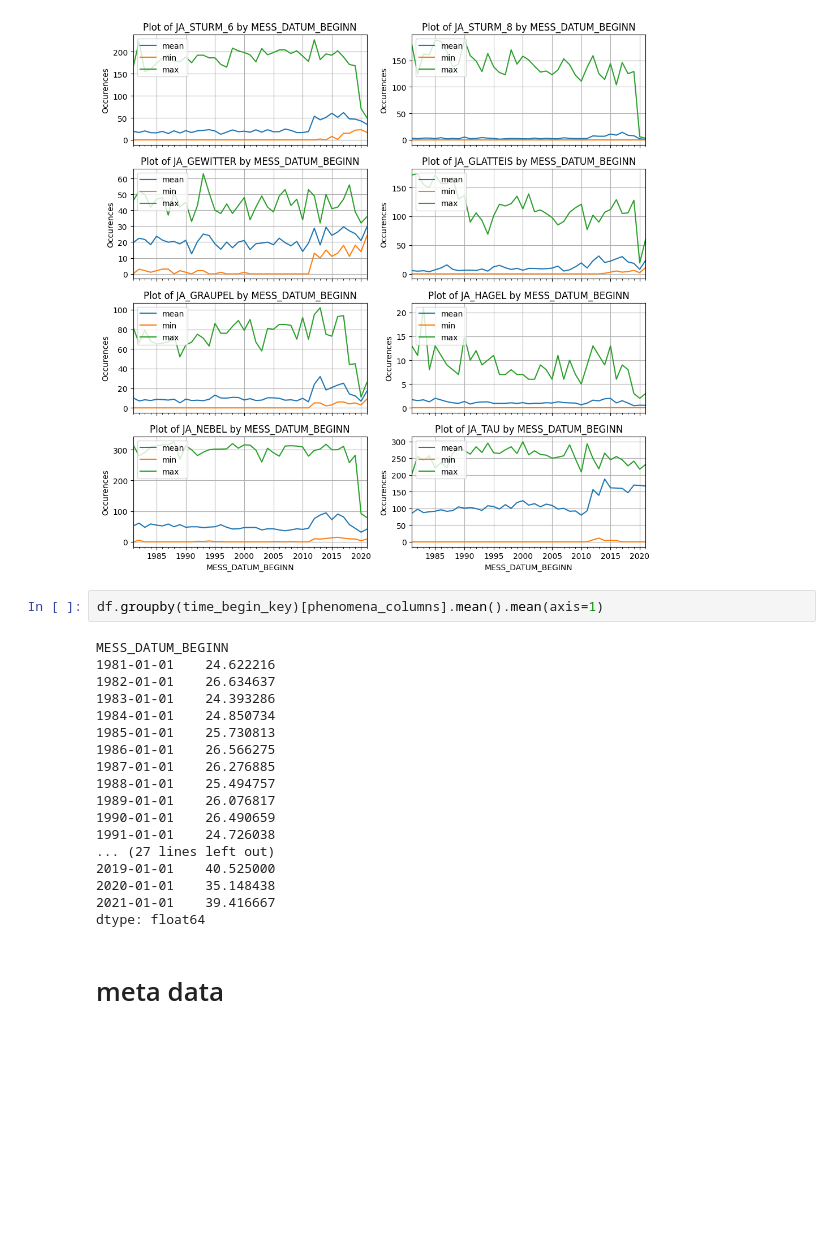
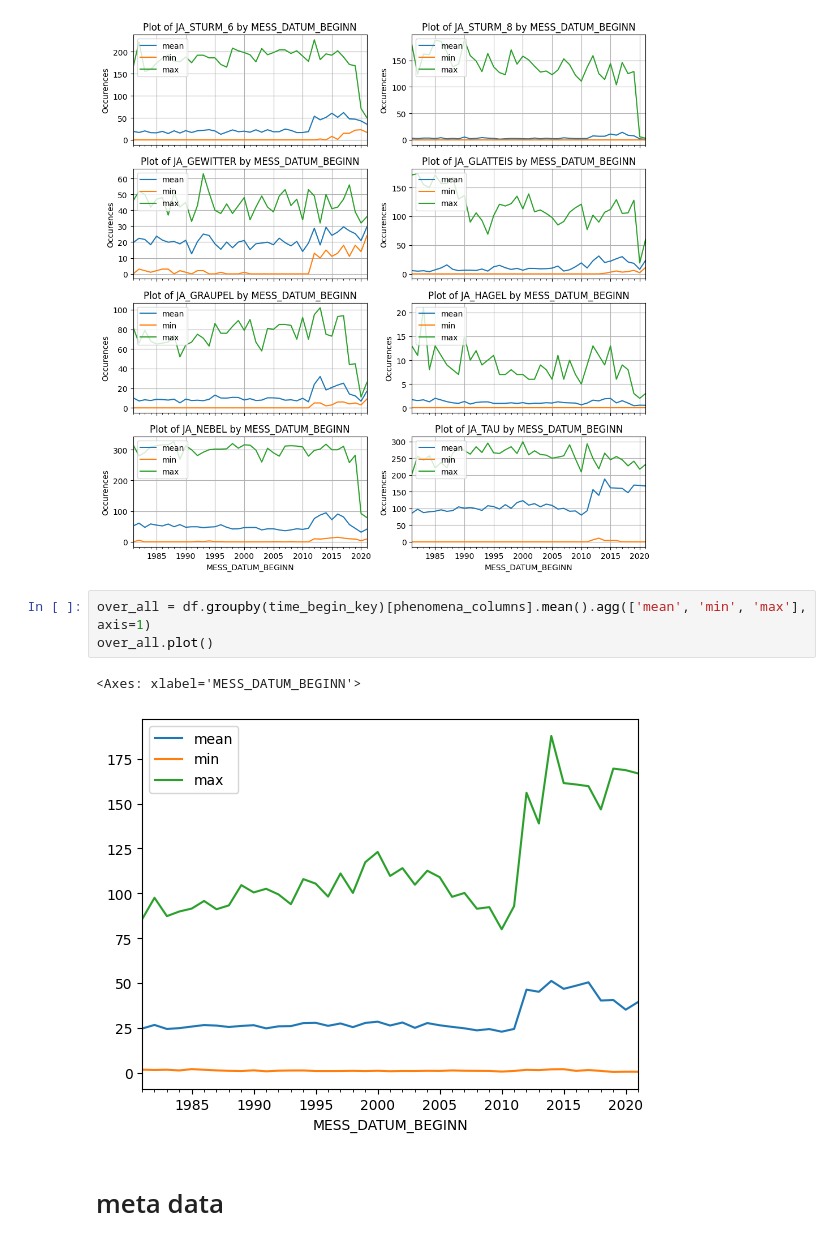
Before and after one commit to yannickrud/made-project, a Jupyter notebook: project/data-exploration.ipynb, the cells around one changed output. Drawn from its saved outputs; the diff is of its cells as text; blank space fills up the shorter version.

```diff
--- a/project/data-exploration.ipynb
+++ b/project/data-exploration.ipynb
@@ -160,25 +160,11 @@ plt.show()
 # %% [output]
 [figure]
 # %%
-df.groupby(time_begin_key)[phenomena_columns].mean().mean(axis=1)
+over_all = df.groupby(time_begin_key)[phenomena_columns].mean().agg(['mean', 'min', 'max'], axis=1)
+over_all.plot()
 # %% [output]
-MESS_DATUM_BEGINN
-1981-01-01    24.622216
-1982-01-01    26.634637
-1983-01-01    24.393286
-1984-01-01    24.850734
-1985-01-01    25.730813
-1986-01-01    26.566275
-1987-01-01    26.276885
-1988-01-01    25.494757
-1989-01-01    26.076817
-1990-01-01    26.490659
-1991-01-01    24.726038
-... (27 lines left out)
-2019-01-01    40.525000
-2020-01-01    35.148438
-2021-01-01    39.416667
-dtype: float64
+<Axes: xlabel='MESS_DATUM_BEGINN'>
+[figure, added]
 # %% [markdown]
 #  meta data
 # %%
```
Also changed, not shown: 4 other files.
